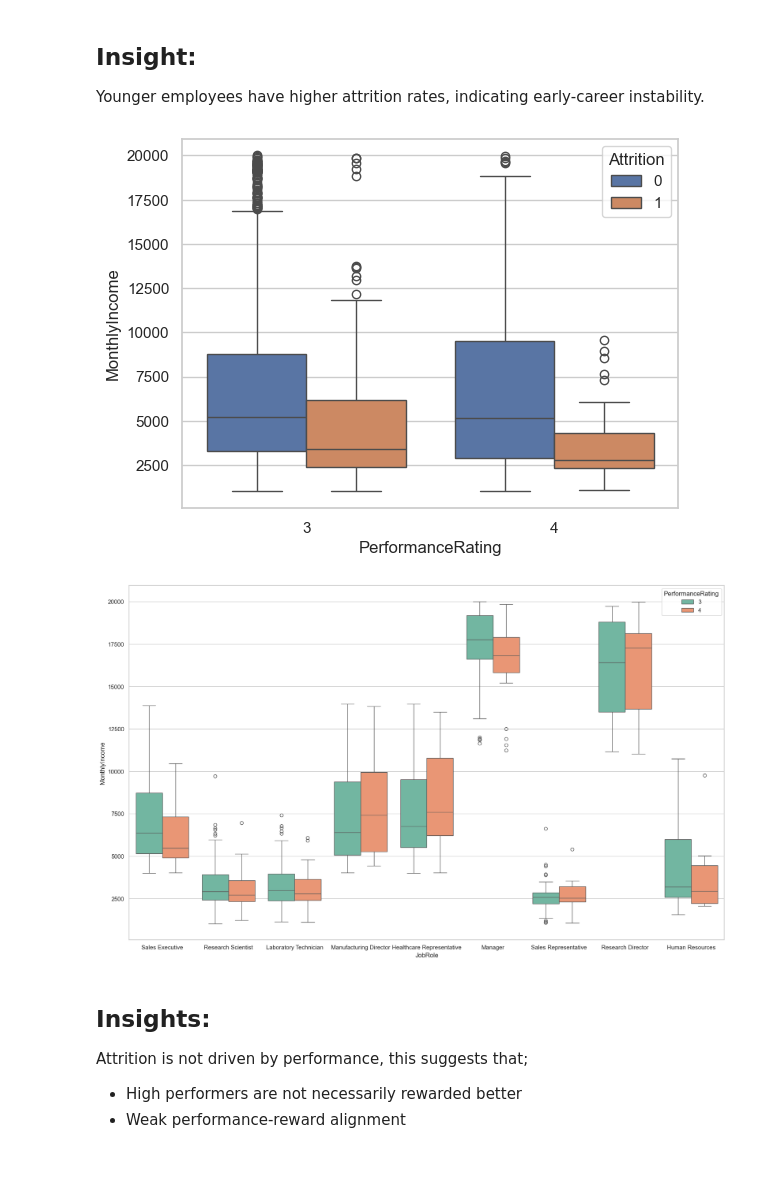
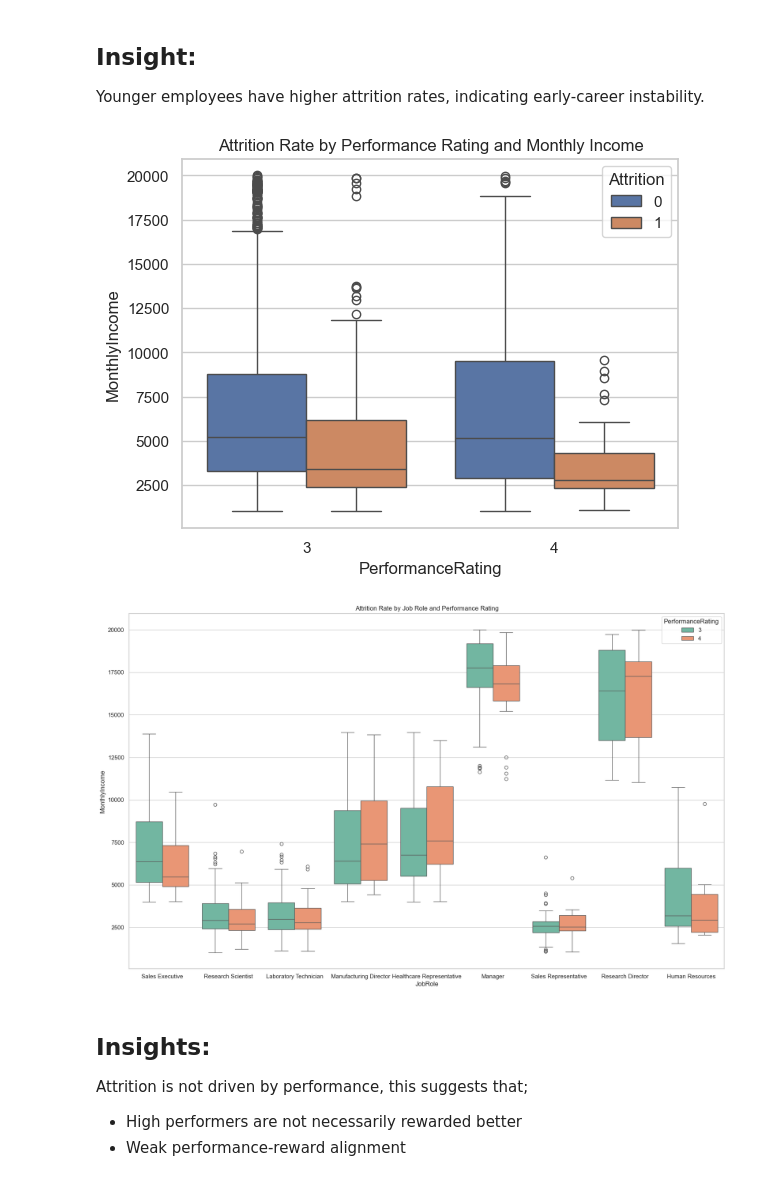
Before and after one commit to FolaT-Create/Indicino-employee-attrition-prediction, a Jupyter notebook: notebooks/01_data_exploration.ipynb, the cells around one changed output. Cells and saved outputs as stored; diff of their text form; code cells hidden in the pictures.

```diff
--- a/notebooks/01_data_exploration.ipynb
+++ b/notebooks/01_data_exploration.ipynb
@@ -257,18 +261,20 @@ plt.show()
 ## Insight:
 Younger employees have higher attrition rates, indicating early-career instability.
 # %%
-#Attrition Rate by Performance Rating
+#Attrition Rate by Performance Rating and Monthly Income
 sns.boxplot(x='PerformanceRating', y='MonthlyIncome', hue='Attrition', data=df)
+plt.title('Attrition Rate by Performance Rating and Monthly Income')
 plt.show()
 # %% [output]
-[figure, old version]
+[figure, new version]
 # %%
 #Attrition Rate by Job Role and Performance Rating
 plt.figure(figsize=(20, 12))
 sns.boxplot(x='JobRole', y='MonthlyIncome', hue='PerformanceRating', data=df, palette='Set2')
+plt.title('Attrition Rate by Job Role and Performance Rating')
 plt.show()
 # %% [output]
-[figure, old version]
+[figure, new version]
 # %% [markdown]
 ## Insights:
 Attrition is not driven by performance, this suggests that;
```
Also changed, not shown: parts of 9 cells of this notebook.
